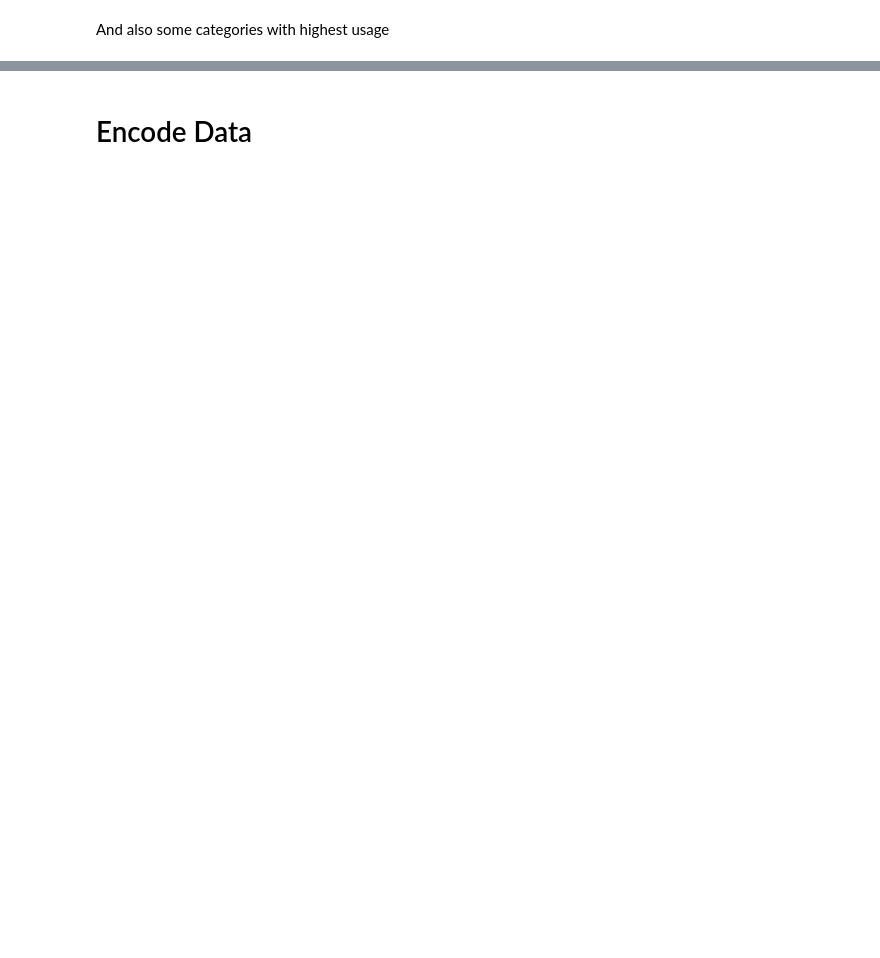
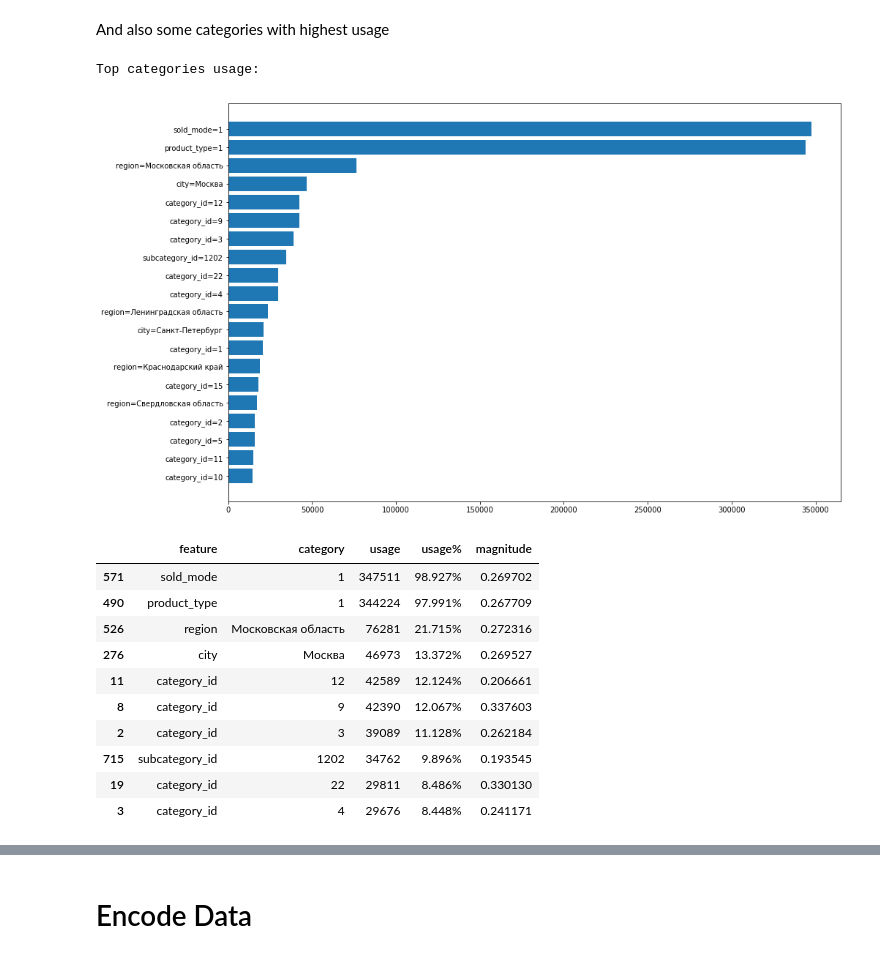
Before and after one commit to DimasGhost/ml-fast-sold, a Jupyter notebook: 3D.ipynb, the cells around one changed output, grey strips where cells are left out. Saved outputs shown, nothing was run; the diff lists cells and outputs as text; code cells hidden in the pictures; blank space fills up the shorter version.

```diff
--- a/3D.ipynb
+++ b/3D.ipynb
@@ -180,3 +334,29 @@ cat_df_by_usage.head(10)
+# %%
+cat_df_by_usage = cat_df.sort_values(by=['usage'], ascending=False)
+for_bars = []
+for i in range(20):
+    label = cat_df_by_usage['feature'].values[i]
+    label += "="
+    label += cat_df_by_usage['category'].values[i]
+    value = cat_df_by_usage['usage'].values[i]
+    for_bars.append([label, value])
+print("Top categories usage:")
+make_bars(for_bars)
+cat_df_by_usage.head(10)
+# %% [output]
+Top categories usage:
+[figure, added]
+|  | feature | category | usage | usage% | magnitude |
+| 571 | sold_mode | 1 | 347511 | 98.927% | 0.269702 |
+| 490 | product_type | 1 | 344224 | 97.991% | 0.267709 |
+| 526 | region | Московская область | 76281 | 21.715% | 0.272316 |
+| 276 | city | Москва | 46973 | 13.372% | 0.269527 |
+| 11 | category_id | 12 | 42589 | 12.124% | 0.206661 |
+| 8 | category_id | 9 | 42390 | 12.067% | 0.337603 |
+| 2 | category_id | 3 | 39089 | 11.128% | 0.262184 |
+| 715 | subcategory_id | 1202 | 34762 | 9.896% | 0.193545 |
+| 19 | category_id | 22 | 29811 | 8.486% | 0.330130 |
+| 3 | category_id | 4 | 29676 | 8.448% | 0.241171 |
 # %%
 select_top_categories(cat_df_by_usage, 100)
 # %%
```
Also changed, not shown: parts of 42 cells of this notebook.
